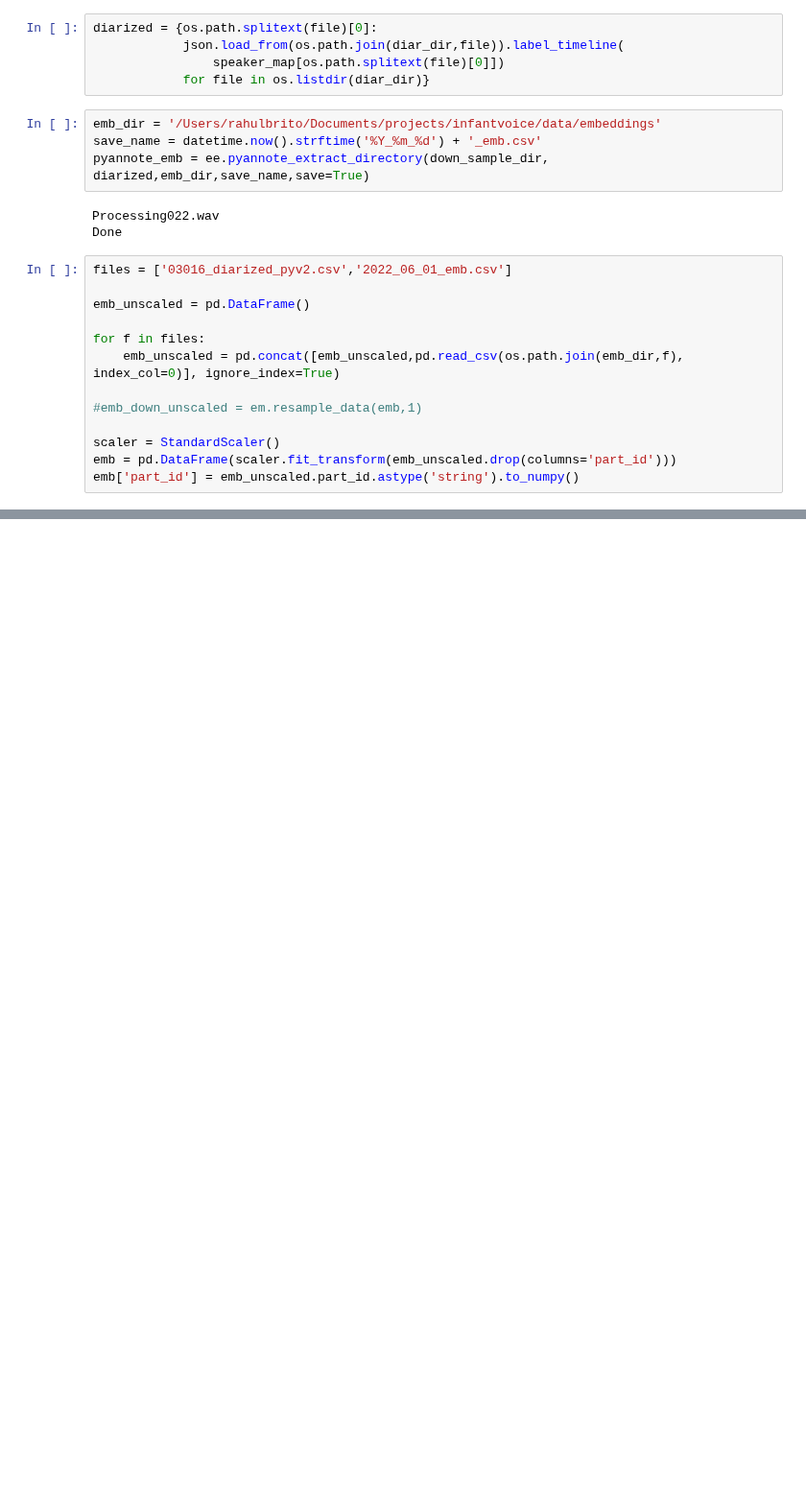
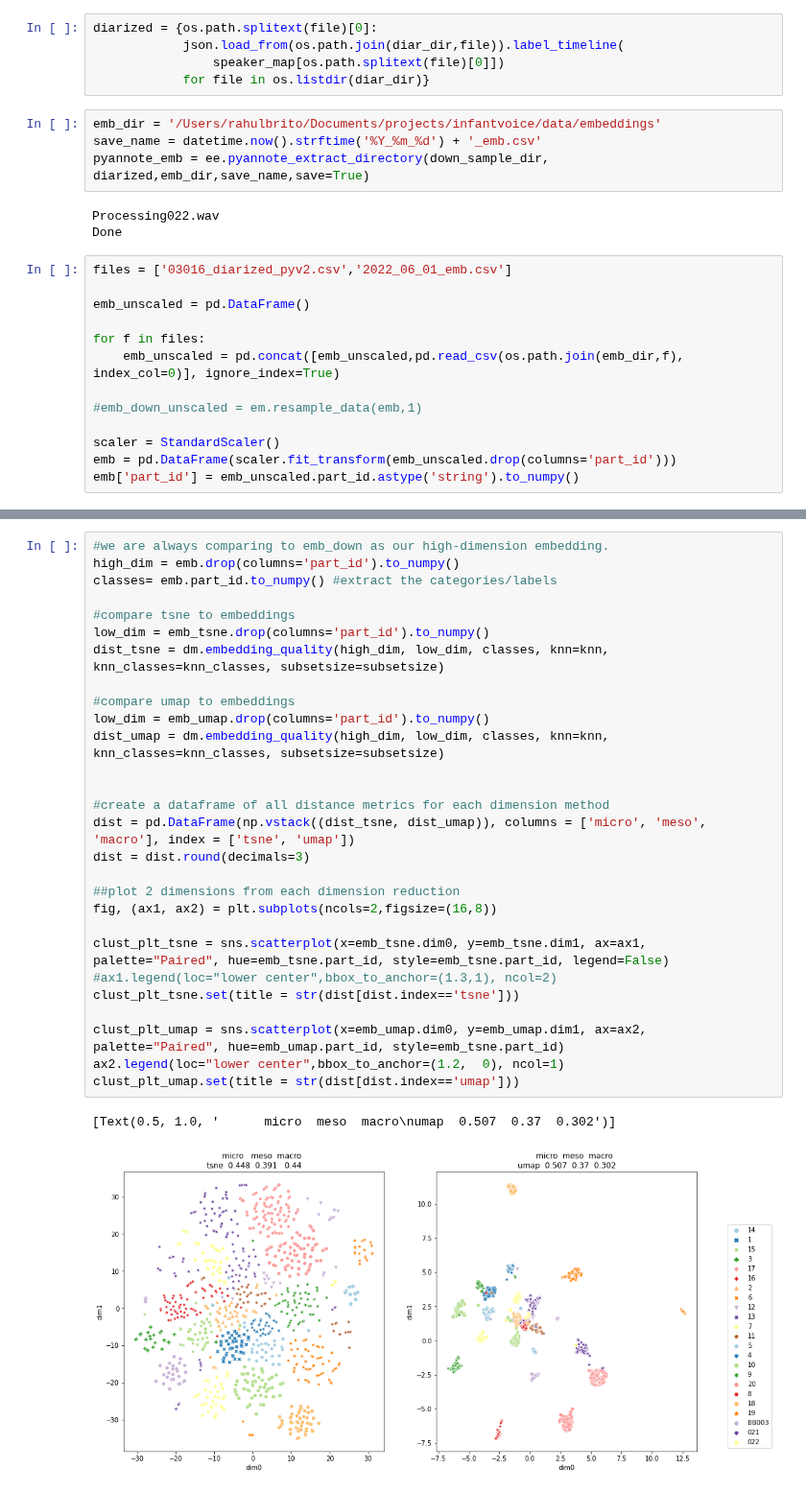
Before and after one commit to Rahul-Brito/infantvoice, a Jupyter notebook: scripts/Sohye Notebook.ipynb, the cells around one changed output, grey strips where cells are left out. Shown at 96% size. Cells and saved outputs as stored; diff of their text form; blank space fills up the shorter version.

Commit message:
tried to look at 2 dim hyperparameter sweeps again, didn't really do it properly. Will do this and look at different distance metrics

```diff
--- a/scripts/Sohye Notebook.ipynb
+++ b/scripts/Sohye Notebook.ipynb
@@ -124,0 +122,31 @@ emb_pacmap = dr.run_pacmap(emb_down)
+# %%
+#we are always comparing to emb_down as our high-dimension embedding.
+high_dim = emb.drop(columns='part_id').to_numpy()
+classes= emb.part_id.to_numpy() #extract the categories/labels
+
+#compare tsne to embeddings
+low_dim = emb_tsne.drop(columns='part_id').to_numpy()
+dist_tsne = dm.embedding_quality(high_dim, low_dim, classes, knn=knn, knn_classes=knn_classes, subsetsize=subsetsize)
+
+#compare umap to embeddings
+low_dim = emb_umap.drop(columns='part_id').to_numpy()
+dist_umap = dm.embedding_quality(high_dim, low_dim, classes, knn=knn, knn_classes=knn_classes, subsetsize=subsetsize)
+
+
+#create a dataframe of all distance metrics for each dimension method
+dist = pd.DataFrame(np.vstack((dist_tsne, dist_umap)), columns = ['micro', 'meso', 'macro'], index = ['tsne', 'umap'])
+dist = dist.round(decimals=3)
+
+##plot 2 dimensions from each dimension reduction
+fig, (ax1, ax2) = plt.subplots(ncols=2,figsize=(16,8))
+
+clust_plt_tsne = sns.scatterplot(x=emb_tsne.dim0, y=emb_tsne.dim1, ax=ax1, palette="Paired", hue=emb_tsne.part_id, style=emb_tsne.part_id, legend=False)
+#ax1.legend(loc="lower center",bbox_to_anchor=(1.3,1), ncol=2)
+clust_plt_tsne.set(title = str(dist[dist.index=='tsne']))
+
+clust_plt_umap = sns.scatterplot(x=emb_umap.dim0, y=emb_umap.dim1, ax=ax2, palette="Paired", hue=emb_umap.part_id, style=emb_tsne.part_id)
+ax2.legend(loc="lower center",bbox_to_anchor=(1.2,  0), ncol=1)
+clust_plt_umap.set(title = str(dist[dist.index=='umap']))
+# %% [output]
+[Text(0.5, 1.0, '      micro  meso  macro\numap  0.507  0.37  0.302')]
+[figure, added]
```
Also changed, not shown: parts of 2 cells of this notebook, 2 other files.
